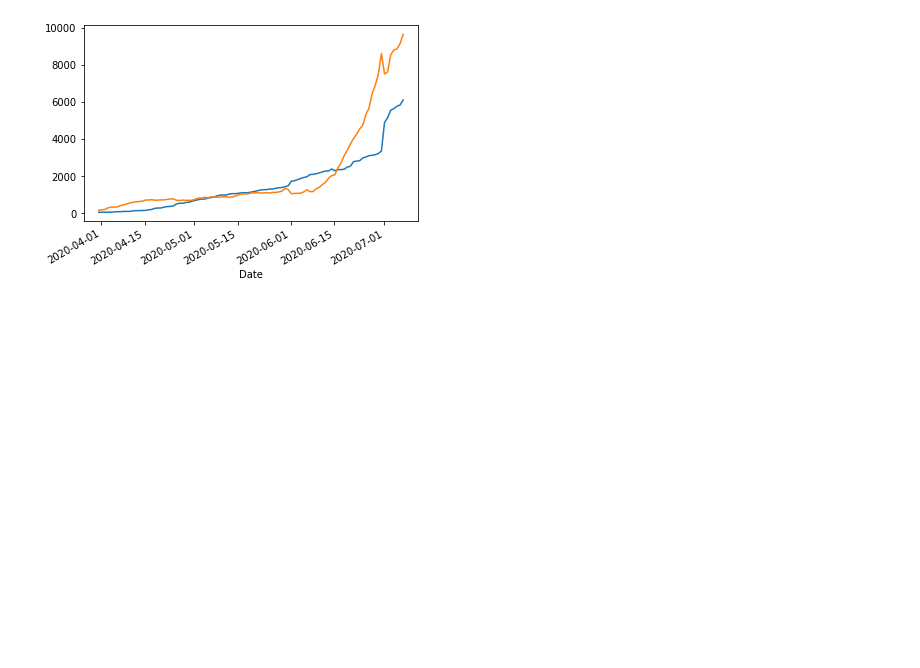
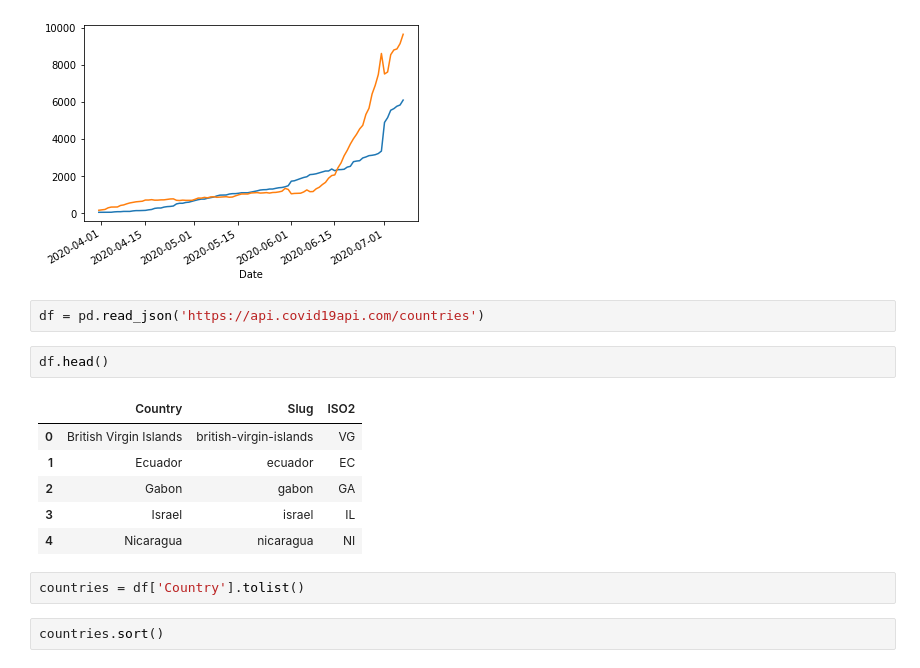
Before and after one commit to lancereinsmith/sacovid, a Jupyter notebook: Chart tester.ipynb, the cells around one changed output. Cells and saved outputs as stored; diff of their text form; blank space fills up the shorter version.

```diff
--- a/Chart tester.ipynb
+++ b/Chart tester.ipynb
@@ -93,3 +93,18 @@ df['Recovered'].plot()
 # %% [output]
 <matplotlib.axes._subplots.AxesSubplot at 0x...>
 [figure]
+# %%
+df = pd.read_json('https://api.covid19api.com/countries')
+# %%
+df.head()
+# %% [output]
+|  | Country | Slug | ISO2 |
+| 0 | British Virgin Islands | british-virgin-islands | VG |
+| 1 | Ecuador | ecuador | EC |
+| 2 | Gabon | gabon | GA |
+| 3 | Israel | israel | IL |
+| 4 | Nicaragua | nicaragua | NI |
+# %%
+countries = df['Country'].tolist()
+# %%
+countries.sort()
```
Also changed, not shown: parts of 14 cells of this notebook, 5 other files.
